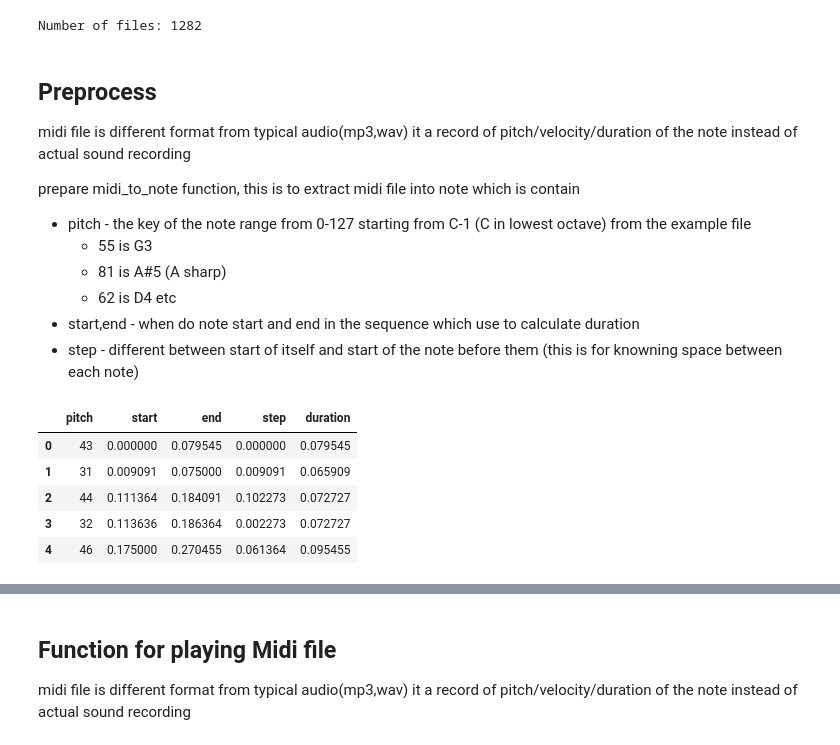
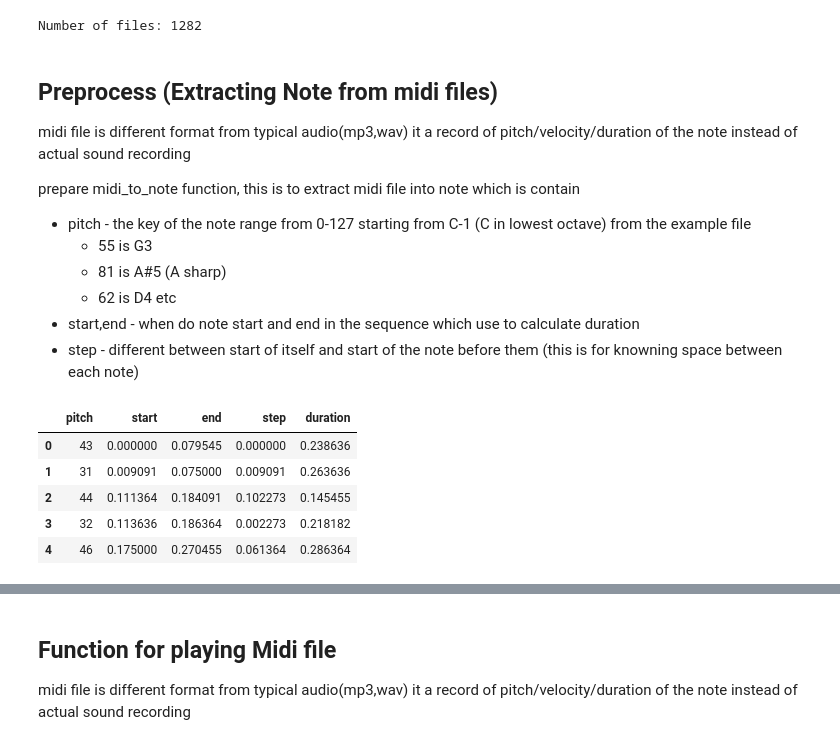
Before and after one commit to YowaneSan/AIG220, a Jupyter notebook: proj3/Project_3.ipynb, the cells around one changed output, grey strips where cells are left out. Drawn from its saved outputs; the diff is of its cells as text; code cells hidden in the pictures.

```diff
--- a/proj3/Project_3.ipynb
+++ b/proj3/Project_3.ipynb
@@ -47,7 +47,7 @@ print('Number of files:', len(filenames))
 # %% [output]
 Number of files: 1282
 # %% [markdown]
-## Preprocess
+## Preprocess (Extracting Note from midi files)
 
 midi file is different format from typical audio(mp3,wav) it a record of pitch/velocity/duration of the note instead of actual sound recording
 
@@ -63,33 +63,33 @@ from the example file
 # %%
 def midi_to_notes(midi_file: str) -> pd.DataFrame:
   pm = pretty_midi.PrettyMIDI(midi_file)
   instrument = pm.instruments[0]
   notes = collections.defaultdict(list)
 
   # Sort the notes by start time
   sorted_notes = sorted(instrument.notes, key=lambda note: note.start)
   prev_start = sorted_notes[0].start
 
   for note in sorted_notes:
     start = note.start
     end = note.end
     notes['pitch'].append(note.pitch)
     notes['start'].append(start)
     notes['end'].append(end)
     notes['step'].append(start - prev_start)
-    notes['duration'].append(end - start)
+    notes['duration'].append((end - start) * random.randint(2,4))
     prev_start = start
 
   return pd.DataFrame({name: np.array(value) for name, value in notes.items()})
 
 sample_file = 'example.midi'
 raw_notes = midi_to_notes(sample_file)
 raw_notes.head()
 # %% [output]
 |  | pitch | start | end | step | duration |
-| 0 | 43 | 0.000000 | 0.079545 | 0.000000 | 0.079545 |
-| 1 | 31 | 0.009091 | 0.075000 | 0.009091 | 0.065909 |
-| 2 | 44 | 0.111364 | 0.184091 | 0.102273 | 0.072727 |
-| 3 | 32 | 0.113636 | 0.186364 | 0.002273 | 0.072727 |
-| 4 | 46 | 0.175000 | 0.270455 | 0.061364 | 0.095455 |
+| 0 | 43 | 0.000000 | 0.079545 | 0.000000 | 0.238636 |
+| 1 | 31 | 0.009091 | 0.075000 | 0.009091 | 0.263636 |
+| 2 | 44 | 0.111364 | 0.184091 | 0.102273 | 0.145455 |
+| 3 | 32 | 0.113636 | 0.186364 | 0.002273 | 0.218182 |
+| 4 | 46 | 0.175000 | 0.270455 | 0.061364 | 0.286364 |
 # %% [markdown]
```
Also changed, not shown: parts of 24 cells of this notebook.
